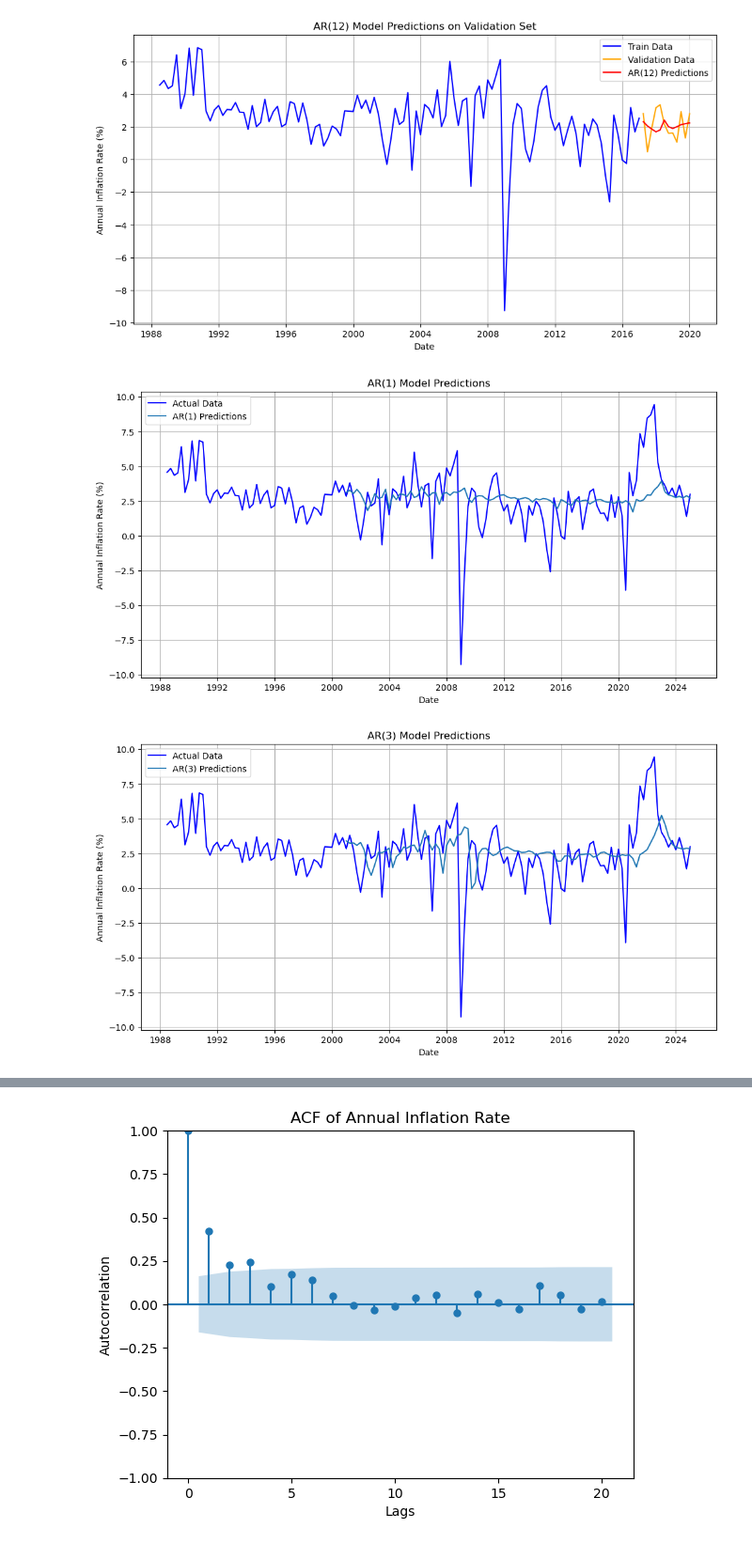
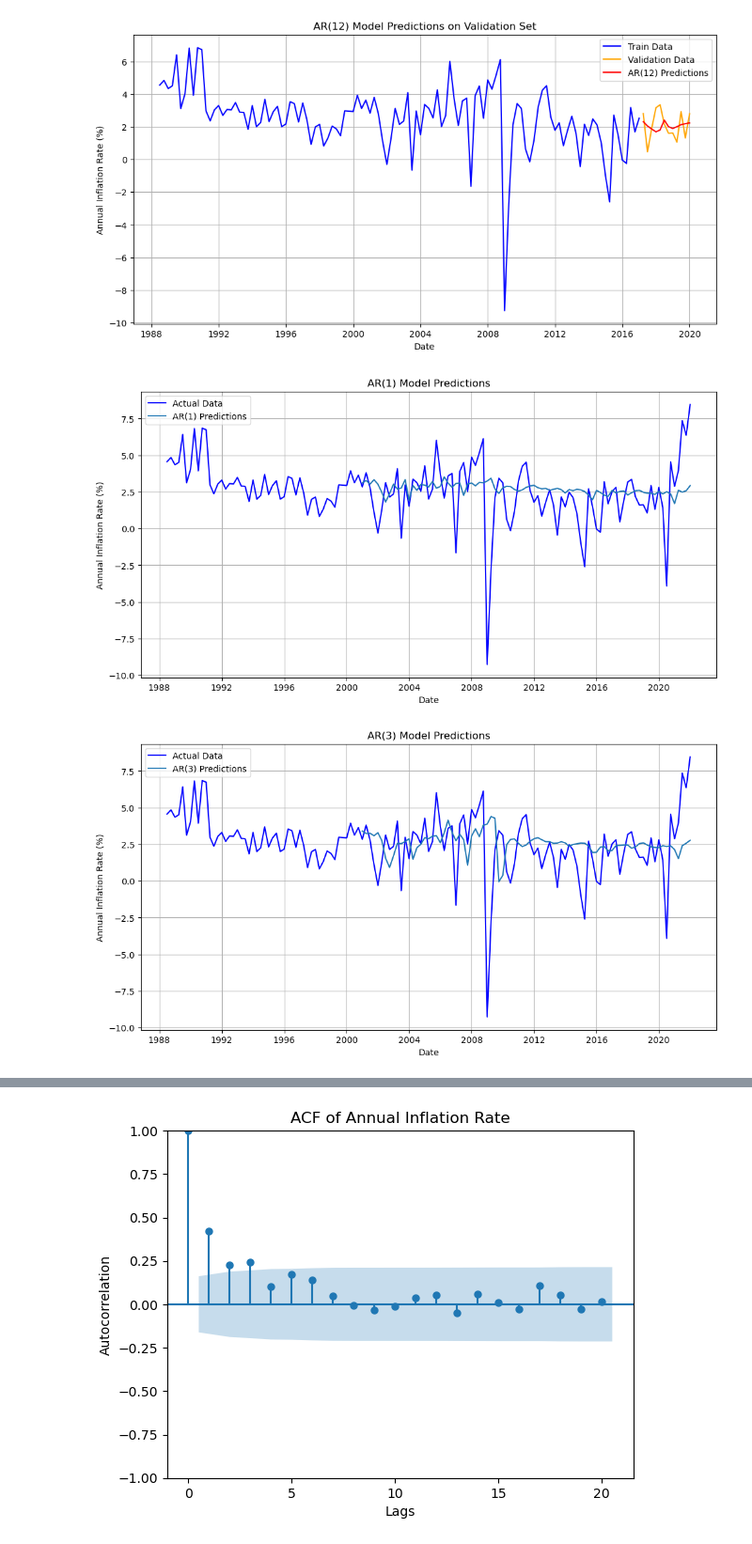
Before and after one commit to gagrawal009/FE5213-Quantitative-Macroeconomics-with-Python, a Jupyter notebook: Part 2/US_Project.ipynb, the cells around one changed output, grey strips where cells are left out. Shown at 94% size. Saved outputs shown, nothing was run; the diff lists cells and outputs as text; code cells hidden in the pictures.

```diff
--- a/Part 2/US_Project.ipynb
+++ b/Part 2/US_Project.ipynb
@@ -511,8 +511,11 @@ plt.show()
 # %% [output]
 [figure]
 # %%
+test_data = df_inflation.loc[df_inflation.index >= '2022-01-01']
+train_data = df_inflation.loc[df_inflation.index < '2022-01-01']
+
 n = 50
-predictions = pd.DataFrame(index=df_inflation.index, columns=range(1, 13))
+predictions = pd.DataFrame(index= train_data.index, columns=range(1, 13))
 rmse = {}
 
 
@@ -520,18 +523,18 @@ for p in range(1, 13):
 
     rmse[p] = 0
 
-    for index in range(n, len(df_inflation)):  # Ensure the range covers all valid indices
+    for index in range(n, len(train_data)):  # Ensure the range covers all valid indices
 
         # Train the model on data up to the current index
-        model = AutoReg(df_inflation['Annual Inflation Rate'][:index-1], lags=p).fit()
+        model = AutoReg(train_data['Annual Inflation Rate'][:index-1], lags=p).fit()
         # Predict the next time step (index)
         predictions[p][index] = model.predict(start=index, end=index).values[0]
 
-    rmse[p] = np.sqrt(mean_squared_error(df_inflation['Annual Inflation Rate'][n:], predictions[p][n:]))
+    rmse[p] = np.sqrt(mean_squared_error(train_data['Annual Inflation Rate'][n:], predictions[p][n:]))
 # %%
 # Plot the predictions for AR(1) model
 plt.figure(figsize=(12, 6))
-plt.plot(df_inflation.index, df_inflation['Annual Inflation Rate'], label='Actual Data', color='blue')
+plt.plot(train_data.index, train_data['Annual Inflation Rate'], label='Actual Data', color='blue')
 plt.plot(predictions.index, predictions[1], label=f'AR(1) Predictions')
 plt.title('AR(1) Model Predictions')
 plt.xlabel('Date')
@@ -540,20 +543,20 @@ plt.legend()
 plt.grid(True)
 plt.show()
 # %% [output]
-[figure, old version]
+[figure, new version]
 # %%
 # Plot the predictions for AR(3) model
 plt.figure(figsize=(12, 6))
-plt.plot(df_inflation.index, df_inflation['Annual Inflation Rate'], label='Actual Data', color='blue')
+plt.plot(train_data.index, train_data['Annual Inflation Rate'], label='Actual Data', color='blue')
 plt.plot(predictions.index, predictions[3], label=f'AR(3) Predictions')
 plt.title('AR(3) Model Predictions')
 plt.xlabel('Date')
 plt.ylabel('Annual Inflation Rate (%)')
 plt.legend()
 plt.grid(True)
 plt.show()
 # %% [output]
-[figure, old version]
+[figure, new version]
 # %%
 # plot the predictions for AR(6) model
 plt.figure(figsize=(12, 6))
```
Also changed, not shown: parts of 6 cells of this notebook.
